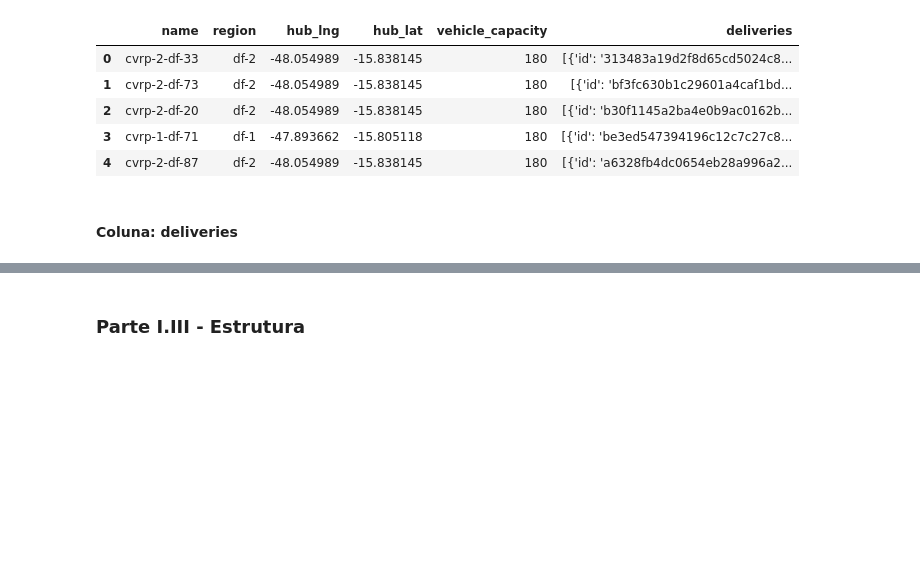
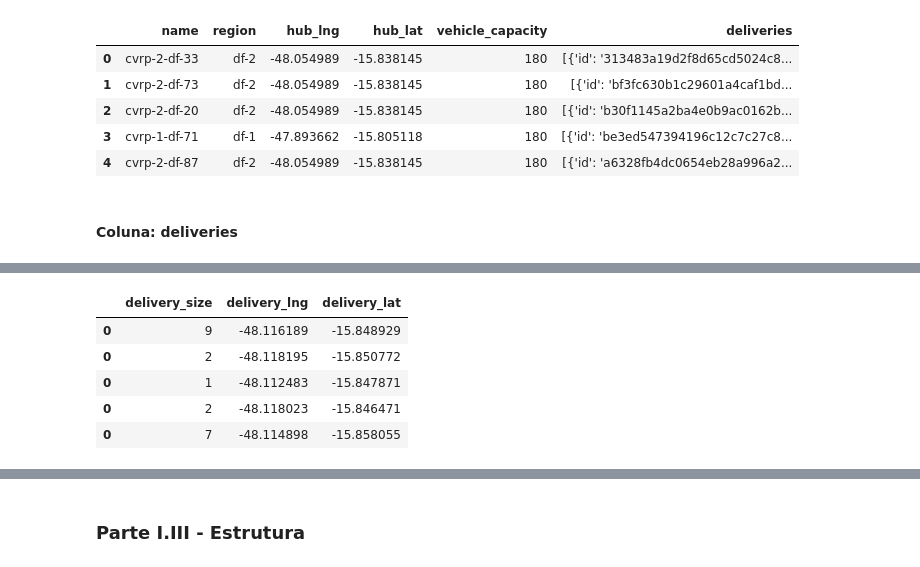
Before and after one commit to r-hugoalves/Analise_Exploratoria_Loggi, a Jupyter notebook: Análise_Exploratória_de_Dados_I.ipynb, the cells around one changed output, grey strips where cells are left out. Drawn from its saved outputs; the diff is of its cells as text; code cells hidden in the pictures; blank space fills up the shorter version.

```diff
--- a/Análise_Exploratória_de_Dados_I.ipynb
+++ b/Análise_Exploratória_de_Dados_I.ipynb
@@ -135,0 +162,17 @@ deliveries_df.head()
+# %%
+#Vamos agora, normalizar os dados
+
+deliveries_normalize_df = pd.concat([
+    pd.DataFrame(deliveries_explode_df['deliveries'].apply(lambda record: record['size'])).rename(columns={'deliveries': 'delivery_size'}),
+    pd.DataFrame(deliveries_explode_df['deliveries'].apply(lambda record: record['point']['lng'])).rename(columns={'deliveries': 'delivery_lng'}),
+    pd.DataFrame(deliveries_explode_df['deliveries'].apply(lambda record: record['point']['lat'])).rename(columns={'deliveries': 'delivery_lat'})
+], axis = 1)
+
+deliveries_normalize_df.head()
+# %% [output]
+|  | delivery_size | delivery_lng | delivery_lat |
+| 0 | 9 | -48.116189 | -15.848929 |
+| 0 | 2 | -48.118195 | -15.850772 |
+| 0 | 1 | -48.112483 | -15.847871 |
+| 0 | 2 | -48.118023 | -15.846471 |
+| 0 | 7 | -48.114898 | -15.858055 |
```
Also changed, not shown: parts of 7 cells of this notebook.
